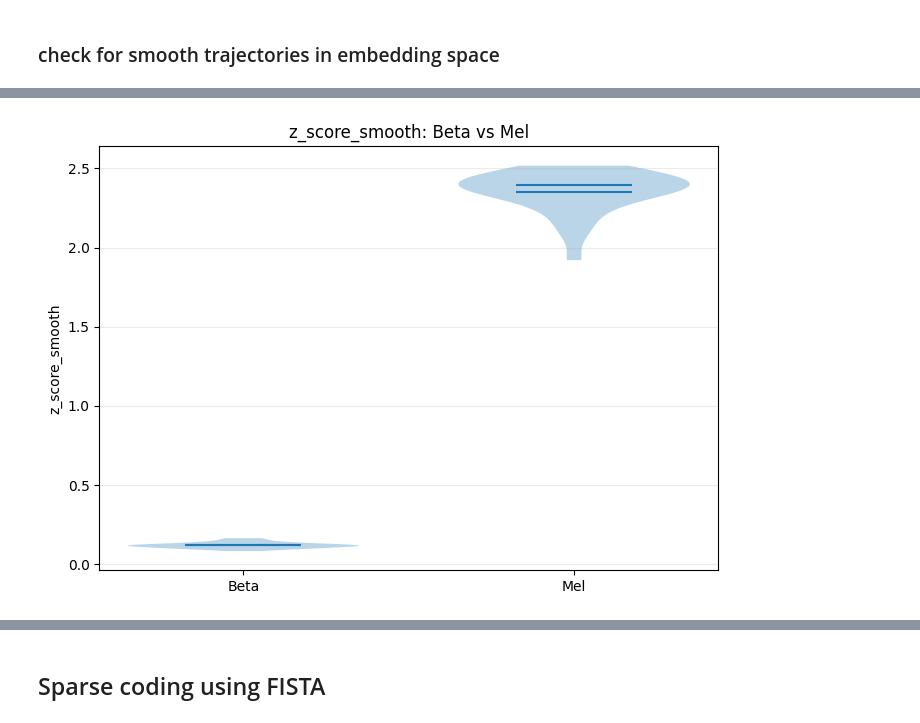
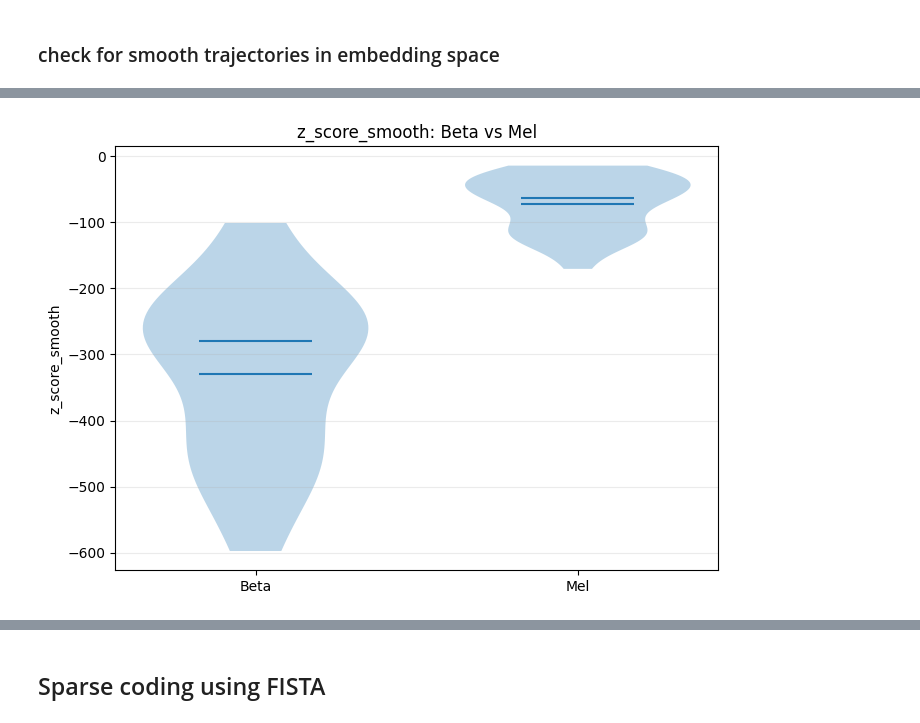
Before and after one commit to zbalkhy/EEC289, a Jupyter notebook: final_project/SMT.ipynb, the cells around one changed output, grey strips where cells are left out. Cells and saved outputs as stored; diff of their text form; code cells hidden in the pictures.

Commit message:
analyzing linearity of trajectories

```diff
--- a/final_project/SMT.ipynb
+++ b/final_project/SMT.ipynb
@@ -133,6 +132,44 @@ def calc_smoothness(data: np.ndarray):
     grad_2_median = np.median(grad_norm_2)
     return grad_median, grad_2_median
 
+def block_permute_rows(X, block_size, rng=None):
+    """
+    Permute rows of X by shuffling contiguous blocks.
+
+    Parameters
+    ----------
+    X : np.ndarray
+        Array of shape (n_rows, ...).
+    block_size : int
+        Number of rows per block.
+    rng : np.random.Generator or None
+        Optional RNG for reproducibility.
+
+    Returns
+    -------
+    X_perm : np.ndarray
+        Block-permuted array.
+    """
+    if rng is None:
+        rng = np.random.default_rng()
+
+    n_rows = X.shape[0]
+    n_blocks = n_rows // block_size
+
+    # Trim extra rows that don't fit into a full block
+    trimmed = X[:n_blocks * block_size]
+
+    blocks = trimmed.reshape(n_blocks, block_size, *X.shape[1:])
+    perm = rng.permutation(n_blocks)
+
+    permuted = blocks[perm].reshape(-1, *X.shape[1:])
+
+    # Append leftover rows unchanged (optional)
+    if n_rows % block_size != 0:
+        permuted = np.concatenate([permuted, X[n_blocks * block_size:]], axis=0)
+
+    return permuted
+
 def compare_smoothness_to_null(data: np.ndarray, null_dist_size: int = 1000):
     # assume data is NxD where N is the number of samples
     obs_grad_median, obs_grad_2_median = calc_smoothness(data)
@@ -140,7 +177,7 @@ def compare_smoothness_to_null(data: np.ndarray, null_dist_size: int = 1000):
     perm_grad_medians = []
     perm_grad_2_medians = []
     for i in range(null_dist_size):
-        perm_data = data[np.random.permutation(data.shape[0]),:]
+        perm_data = block_permute_rows(data, 10)#data[np.random.permutation(data.shape[0]),:]
         perm_grad_median, perm_grad_2_median = calc_smoothness(perm_data)
         perm_grad_medians.append(perm_grad_median)
         perm_grad_2_medians.append(perm_grad_2_median)
@@ -188,27 +301,27 @@ for (start, end) in tqdm(utterance_bounds):
 # %%
 import numpy as np
 import matplotlib.pyplot as plt
 
-beta_z = np.asarray(beta_stats["obs_grad_2_median"])
-mel_z  = np.asarray(mel_stats["obs_grad_2_median"])
+beta_z = np.asarray(beta_stats["z_score_linear"])
+mel_z  = np.asarray(mel_stats["z_score_linear"])
 
 fig, ax = plt.subplots(figsize=(7, 5))
 parts = ax.violinplot(
     [beta_z, mel_z],
     positions=[1, 2],
     widths=0.7,
     showmeans=True,
     showmedians=True,
     showextrema=False,
 )
 
 ax.set_xticks([1, 2])
 ax.set_xticklabels(["Beta", "Mel"])
 ax.set_ylabel("z_score_smooth")
 ax.set_title("z_score_smooth: Beta vs Mel")
 ax.grid(axis="y", alpha=0.25)
 
 plt.tight_layout()
 plt.show()
 # %% [output]
-[figure, old version]
+[figure, new version]
```
Also changed, not shown: parts of 12 cells of this notebook, 1 other file.
